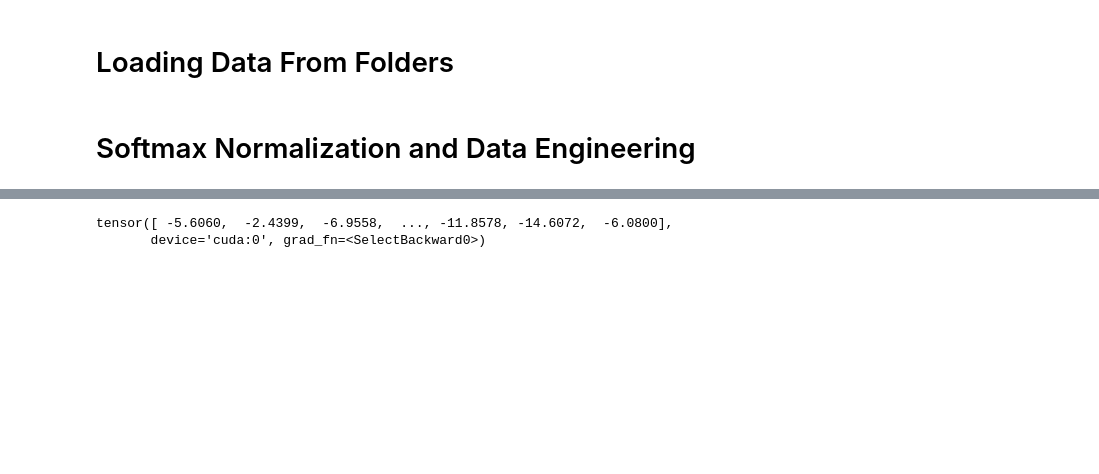
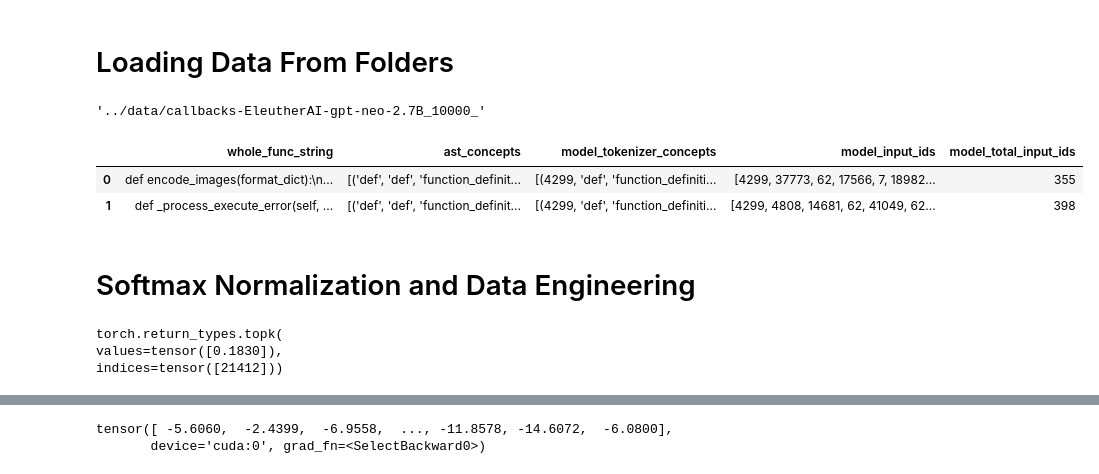
Before and after one commit to WM-SEMERU/CodeSyntaxConcept, a Jupyter notebook: experimental_notebooks/2_data_engineering.ipynb, the cells around one changed output, grey strips where cells are left out. Saved outputs shown, nothing was run; the diff lists cells and outputs as text; code cells hidden in the pictures; blank space fills up the shorter version.

```diff
--- a/experimental_notebooks/2_data_engineering.ipynb
+++ b/experimental_notebooks/2_data_engineering.ipynb
@@ -14,18 +14,18 @@ import matplotlib.pyplot as plt
 # Loading Data From Folders
 # %%
 #Available Datasets
-# Case1: codesearch_tesbed_EleutherAI-gpt-neo-125M_10000 for the model 'EleutherAI/gpt-neo-125M'
-# Case2: codesearch_tesbed_EleutherAI-gpt-neo-2.7B_10000 for the model 'EleutherAI/gpt-neo-2.7B' <-- MEMORY CONSTRAINTS
 
 def params():
 
     code_models = {
+        'Case1':('EleutherAI/gpt-neo-125M','codesearch_tesbed_EleutherAI-gpt-neo-125M_10000.csv','EleutherAI-gpt-neo-125M_10000_','callbacks-EleutherAI-gpt-neo-125M_10000_'),
+        'Case2':('EleutherAI/gpt-neo-2.7B','codesearch_tesbed_EleutherAI-gpt-neo-2.7B_10000.csv','EleutherAI-gpt-neo-2.7B_10000_','callbacks-EleutherAI-gpt-neo-2.7B_10000_'),
         'Case3':('EleutherAI/gpt-neo-1.3B','codesearch_tesbed_EleutherAI-gpt-neo-1.3B_10000.csv','EleutherAI-gpt-neo-1.3B_10000_','callbacks-EleutherAI-gpt-neo-1.3B_10000_'),
         'Case4':('microsoft/CodeGPT-small-py','codesearch_tesbed_microsoft-CodeGPT-small-py_1024_10000.csv','CodeGPT-small-py_10000_','callbacks-CodeGPT-small-py_10000_'),
         'Case5':('microsoft/CodeGPT-small-py-adaptedGPT2','codesearch_tesbed_microsoft-CodeGPT-small-py-adaptedGPT2_1024_10000.csv','CodeGPT-small-py-adaptedGPT2_10000_','callbacks-CodeGPT-small-py-adaptedGPT2_10000_'),
         'Case6':('Salesforce/codegen-2B-multi','codesearch_tesbed_Salesforce-codegen-2B-multi_10000.csv','Salesforce-codegen-2B-multi_10000_','callbacks-Salesforce-codegen-2B-multi_10000_')
     }
-    current_case = 'Case5' #<----[Hyper]
+    current_case = 'Case2' #<----[Hyper]
 
     #print(code_models[current_case][1])
 
@@ -33,8 +33,24 @@ def params():
             'big_table_path' : '../data/concept_tables/' + code_models[current_case][1],
             'hf_model' :  code_models[current_case][0],
             'model_name': code_models[current_case][2],
-            'callbacks' : '../data/' + code_models[current_case][3],
-            'wpe':1024  #<----[Hyper]
-}
+            'callbacks' : '../data/' + code_models[current_case][3]
+        }
+# %%
+#pwd
+parameters = params()
+parameters['callbacks']
+# %% [output]
+'../data/callbacks-EleutherAI-gpt-neo-2.7B_10000_'
+# %%
+data_pd = pd.read_csv(
+                      parameters['big_table_path'] ,
+                      index_col=0
+            )
+# %%
+data_pd.head(2)
+# %% [output]
+|  | whole_func_string | ast_concepts | model_tokenizer_concepts | model_input_ids | model_total_input_ids |
+| 0 | def encode_images(format_dict):\n... | [('def', 'def', 'function_definit... | [(4299, 'def', 'function_definiti... | [4299, 37773, 62, 17566, 7, 18982... | 355 |
+| 1 | def _process_execute_error(self, ... | [('def', 'def', 'function_definit... | [(4299, 'def', 'function_definiti... | [4299, 4808, 14681, 62, 41049, 62... | 398 |
 # %% [markdown]
 # Softmax Normalization and Data Engineering
@@ -40,0 +69,6 @@ def params():
+# %%
+next_token_distribution.topk(k=1, largest =True)
+# %% [output]
+torch.return_types.topk(
+values=tensor([0.1830]),
+indices=tensor([21412]))
```
Also changed, not shown: parts of 17 cells of this notebook, 2 other files.
